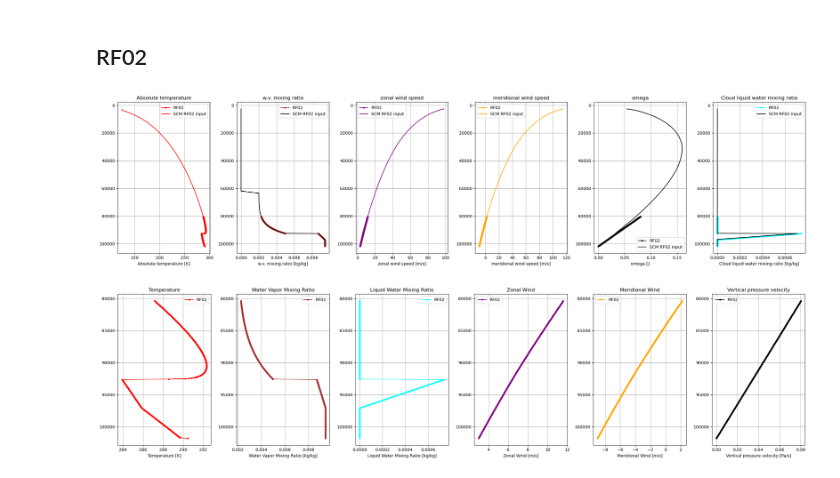
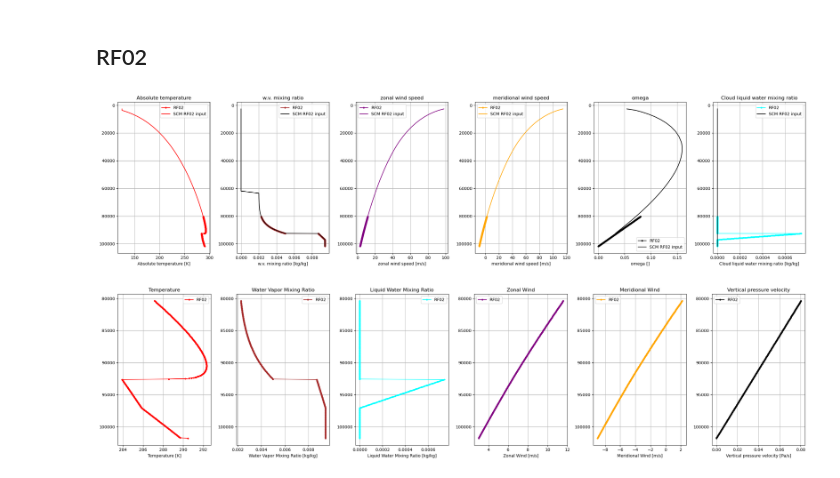
Before and after one commit to yihsuanchen/TaiESM1_Sc_diag, a Jupyter notebook: scam_taiesm1/iop_modified/modify-DYCOMSrf01_rf02-IC_4scam.ipynb, the cells around one changed output. Cells and saved outputs as stored; diff of their text form; code cells hidden in the pictures.

```diff
--- a/scam_taiesm1/iop_modified/modify-DYCOMSrf01_rf02-IC_4scam.ipynb
+++ b/scam_taiesm1/iop_modified/modify-DYCOMSrf01_rf02-IC_4scam.ipynb
@@ -551,32 +549,35 @@ plot_profiles_from_multiple_ds(axes, ds_list, lg_labels,
 ## RF02
 # %%
 #--- RF01 SCM input
-filename = "./DYCOMSrf02_48hr_4scam.nc"
+#filename = "./DYCOMSrf02_48hr_4scam.nc"
+filename = "./DYCOMSrf02_48hr_4scam_yhc20250509.nc"
+
 ds_scm = xr.open_dataset(filename)
-ds_scm = ds_scm.isel(lon=0, lat=0, time=0)
+ds_scm = ds_scm.isel(lon=0, lat=0, time=1)
 
 #--- RF01 profiles
 z = np.arange(0,2000,5)  # meters
 ds_rf02 = DYCOMS_RF_profiles(z, RF_choice="RF02")
 
 #--- plot
 ds_list=[ds_rf02, ds_scm]
 lg_labels=['RF02', 'SCM RF02 input']
 yy_list=['p', 'lev']
 keys_to_plot_list=[
     ['T', "q_v", 'u', 'v', 'omega', 'q_l'],   # for ds_rf01
     ['T', "q", 'u', 'v', 'omega', "CLDLIQ"]    # for ds_scm
 ]
 linestyles=[None,'-']
 markers=['.', None]
 
+num_keys = len(keys_to_plot_list[0])
 fig, axes = plt.subplots(1, num_keys, figsize=(24, 6))
 plot_profiles_from_multiple_ds(axes, ds_list, lg_labels,
                                    yy_list, keys_to_plot_list,
                                    linestyles=linestyles,
                                    markers=markers)
 # %% [output]
-[figure, old version]
+[figure, new version]
 # %%
 #--- plot
 ds_list=[ds_rf02]
```
Also changed, not shown: parts of 5 cells of this notebook.
